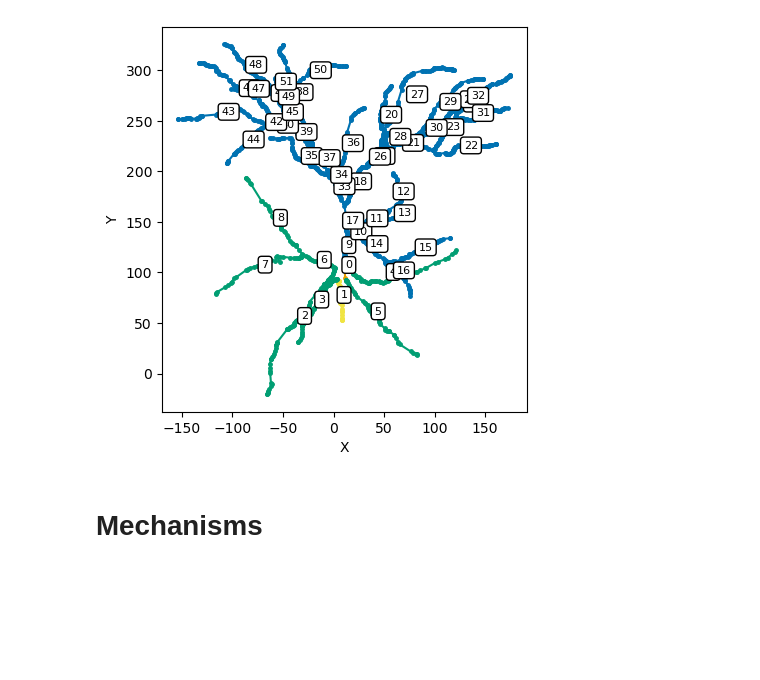
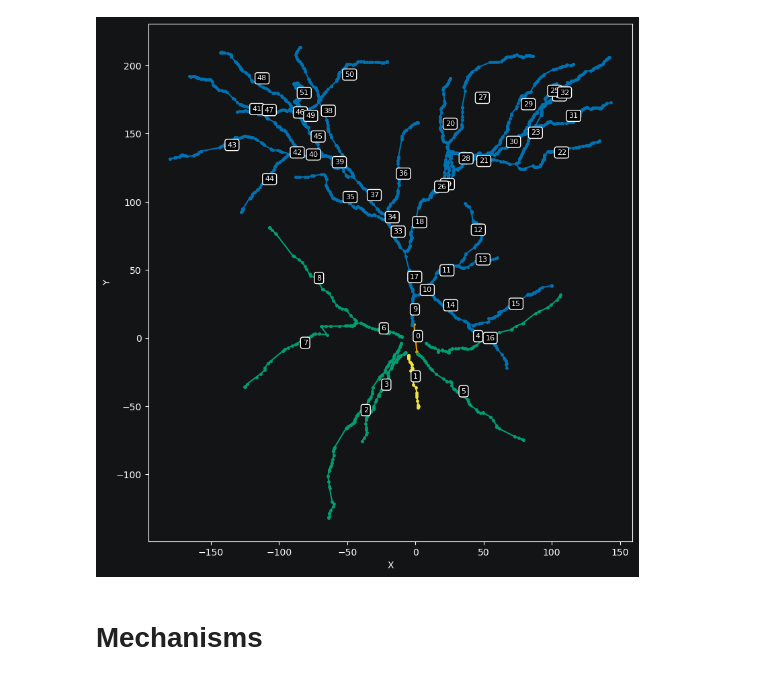
Before and after one commit to Poirazi-Lab/DendroTweaksApp, a Jupyter notebook: app/src/Park_2019.ipynb, the cells around one changed output. Cells and saved outputs as stored; diff of their text form; code cells hidden in the pictures; blank space fills up the shorter version.

```diff
--- a/app/src/Park_2019.ipynb
+++ b/app/src/Park_2019.ipynb
@@ -2,6 +2,21 @@
 import numpy as np
 import matplotlib.pyplot as plt
 from pprint import pprint
+# %%
+# dark theme
+plt.style.use('dark_background')
+
+# customize the style
+plt.rcParams.update({
+    'figure.facecolor': '#131416',
+    'axes.facecolor': '#131416',
+    'axes.edgecolor': 'white',
+    'axes.labelcolor': 'white',
+    'xtick.color': 'white',
+    'ytick.color': 'white',
+    'text.color': 'white',
+    'axes.prop_cycle': plt.cycler(color=plt.cm.tab10.colors),  # use standard matplotlib colors
+})
 # %%
 import dendrotweaks as dd
 # %%
@@ -54,11 +62,11 @@ Adding group dendritic...
 # %%
-fig, ax = plt.subplots(figsize=(5, 5))
+fig, ax = plt.subplots(figsize=(10, 10))
 model.sec_tree.plot(ax,
                     show_points=True,
                     show_lines=True,
                     annotate=True)
 # %% [output]
-[figure, old version]
+[figure, new version]
 # %% [markdown]
 # Mechanisms
 # %%
```
Also changed, not shown: parts of 40 cells of this notebook, 53 other files.
